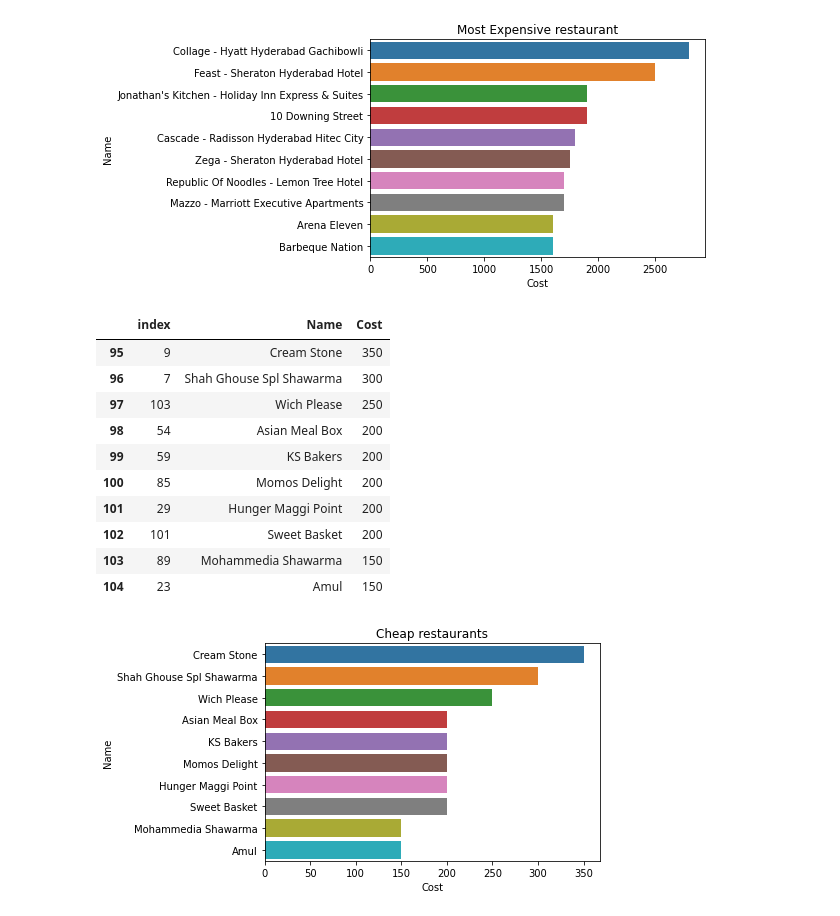
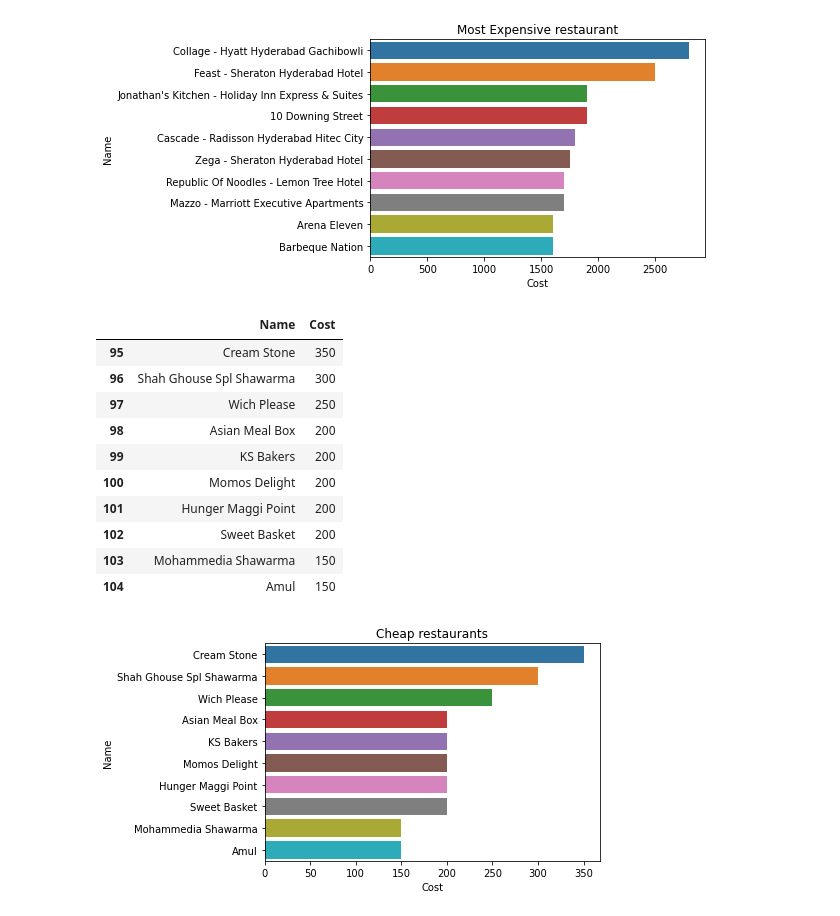
Before and after one commit to dkd99/ZOMATO-RESTAURANT-CLUSTERING-AND-SENTIMENT-ANALYSIS, a Jupyter notebook: ZOMATO_RESTAURANT_CLUSTERING_AND_SENTIMENT_ANALYSIS.ipynb, the cells around one changed output. Saved outputs shown, nothing was run; the diff lists cells and outputs as text; code cells hidden in the pictures.

```diff
--- a/ZOMATO_RESTAURANT_CLUSTERING_AND_SENTIMENT_ANALYSIS.ipynb
+++ b/ZOMATO_RESTAURANT_CLUSTERING_AND_SENTIMENT_ANALYSIS.ipynb
@@ -206,19 +214,19 @@ plt.show()
 # %% [output]
 [figure]
 # %%
-df_name[['Name','Cost']].sort_values('Cost',ascending=False).reset_index().tail(10)
+df_name[['Name','Cost']].sort_values('Cost',ascending=False).reset_index(drop=True).tail(10)
 # %% [output]
-|  | index | Name | Cost |
-| 95 | 9 | Cream Stone | 350 |
-| 96 | 7 | Shah Ghouse Spl Shawarma | 300 |
-| 97 | 103 | Wich Please | 250 |
-| 98 | 54 | Asian Meal Box | 200 |
-| 99 | 59 | KS Bakers | 200 |
-| 100 | 85 | Momos Delight | 200 |
-| 101 | 29 | Hunger Maggi Point | 200 |
-| 102 | 101 | Sweet Basket | 200 |
-| 103 | 89 | Mohammedia Shawarma | 150 |
-| 104 | 23 | Amul | 150 |
+|  | Name | Cost |
+| 95 | Cream Stone | 350 |
+| 96 | Shah Ghouse Spl Shawarma | 300 |
+| 97 | Wich Please | 250 |
+| 98 | Asian Meal Box | 200 |
+| 99 | KS Bakers | 200 |
+| 100 | Momos Delight | 200 |
+| 101 | Hunger Maggi Point | 200 |
+| 102 | Sweet Basket | 200 |
+| 103 | Mohammedia Shawarma | 150 |
+| 104 | Amul | 150 |
 # %%
 sns.barplot(x='Cost',
             y="Name",
```
Also changed, not shown: parts of 22 cells of this notebook.
